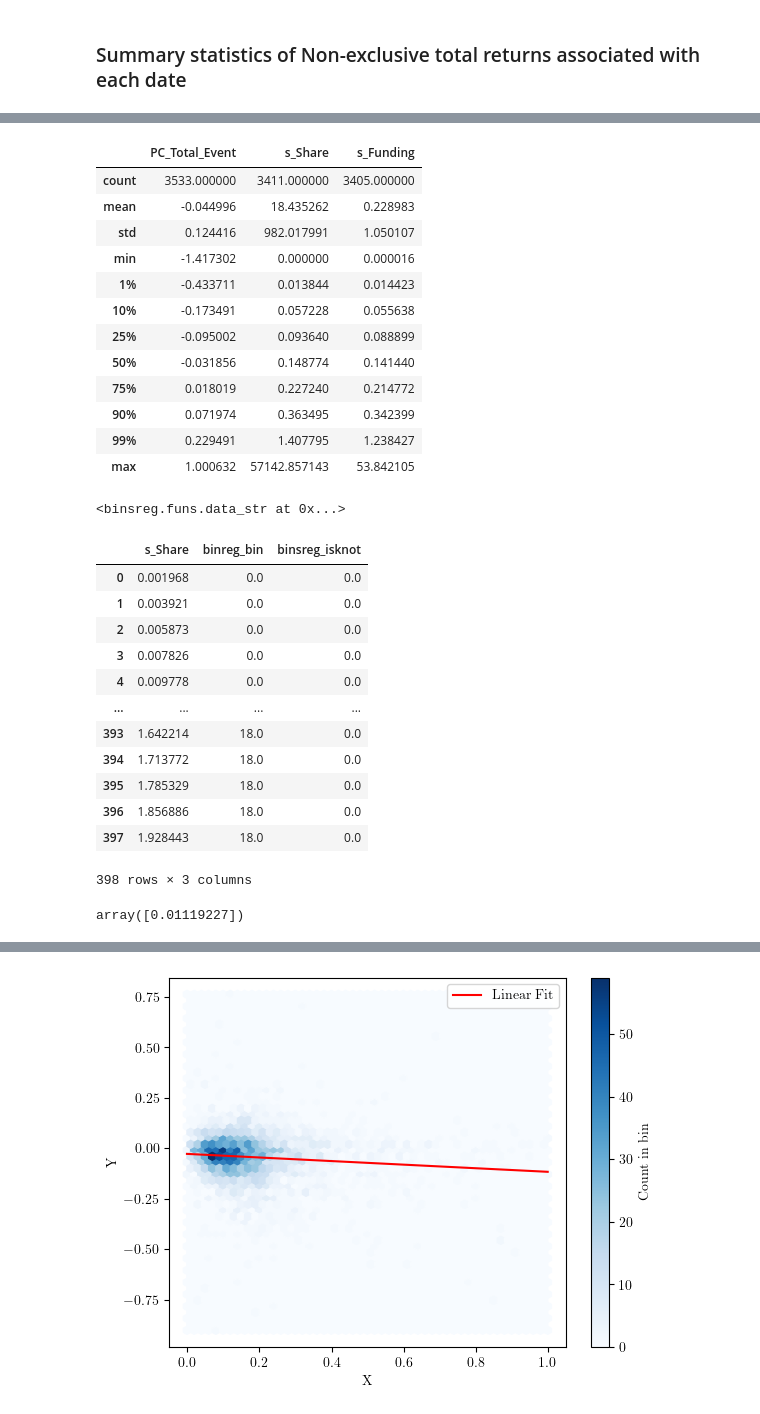
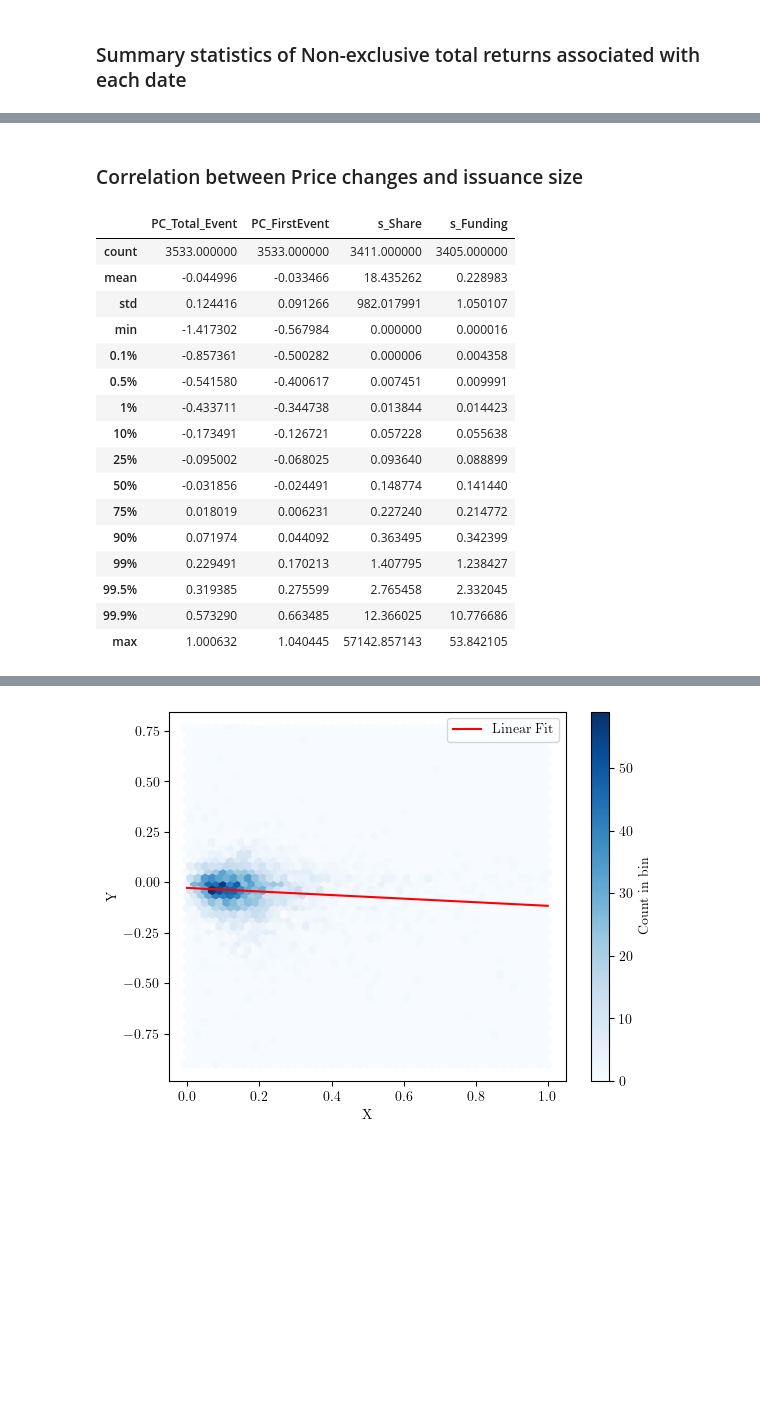
Before and after one commit to XingGuoEcon/FirmHete_AsymInfo_Empirical, a Jupyter notebook: Micro_data/codes/3_Analysis_1_EventStudy.ipynb, the cells around one changed output, grey strips where cells are left out. Drawn from its saved outputs; the diff is of its cells as text; code cells hidden in the pictures; blank space fills up the shorter version.

Commit message:
Finish the binscatter plot in data

```diff
--- a/Micro_data/codes/3_Analysis_1_EventStudy.ipynb
+++ b/Micro_data/codes/3_Analysis_1_EventStudy.ipynb
@@ -62,3 +55,9 @@ SDC_Sample = SDC_IssuanceInfo.loc[TempInd, :]
+# %%
+SDC_Sample['s_Share'] = SDC_Sample['OfferedTotalShares'] / SDC_Sample['TotalShares_BeforeOffering']
+SDC_Sample['s_Funding'] = SDC_Sample['ProceedsAmount'] / SDC_Sample['MarketValue']
+SDC_Sample['LogK'] = np.log(SDC_Sample['TotalAsset_BeforeOffering'])
+SDC_Sample['LogMV'] = np.log(SDC_Sample['MarketValue'])
+SDC_Sample['LogProceeds'] = np.log(SDC_Sample['ProceedsAmount'])
 # %% [markdown]
 # Important statistics about the SDC sample
 # %% [markdown]
@@ -409,3 +411,0 @@ PC_NonExcl_MainStat
-# %%
-PriceChange['PC_Total_Event'] = PriceChange[['PC_Excl_'+vv for vv in ['F', 'L', 'I']]].sum(axis=1)
-PriceChange['PC_Total_Event_Share'] = PriceChange['PC_Total_Event'] / PriceChange['PC_Total']
@@ -450,6 +411,0 @@ PriceChange.groupby('ShelfIssueFlag')['PC_FirstEvent'].apply(KeyRetStat).unstack
-# %%
-PriceChange['s_Share'] = PriceChange['OfferedTotalShares'] / PriceChange['TotalShares_BeforeOffering']
-PriceChange['s_Funding'] = PriceChange['ProceedsAmount'] / PriceChange['MarketValue']
-PriceChange['LogK'] = np.log(PriceChange['TotalAsset_BeforeOffering'])
-PriceChange['LogMV'] = np.log(PriceChange['MarketValue'])
-PriceChange['LogProceeds'] = np.log(PriceChange['ProceedsAmount'])
@@ -458,16 +435,26 @@ from binsreg import *
+# %% [markdown]
+### Correlation between Price changes and issuance size
+# %%
+TempVarList = ['PC_Total_Event', 'PC_FirstEvent', 's_Share', 's_Funding']
 # %%
-PriceChange[['PC_Total_Event', 's_Share', 's_Funding']].describe(percentiles=[0.01, 0.1, 0.25, 0.5, 0.75, 0.9, 0.99])
+DataForBinScatter = PriceChange[TempVarList].copy()
+TempStat = DataForBinScatter.describe(percentiles=[0.001, 0.005, 0.01, 0.1, 0.25, 0.5, 0.75, 0.9, 0.99, 0.995, 0.999])
+TempStat
 # %% [output]
-|  | PC_Total_Event | s_Share | s_Funding |
-| count | 3533.000000 | 3411.000000 | 3405.000000 |
-| mean | -0.044996 | 18.435262 | 0.228983 |
-| std | 0.124416 | 982.017991 | 1.050107 |
-| min | -1.417302 | 0.000000 | 0.000016 |
-| 1% | -0.433711 | 0.013844 | 0.014423 |
-| 10% | -0.173491 | 0.057228 | 0.055638 |
-| 25% | -0.095002 | 0.093640 | 0.088899 |
-| 50% | -0.031856 | 0.148774 | 0.141440 |
-| 75% | 0.018019 | 0.227240 | 0.214772 |
-| 90% | 0.071974 | 0.363495 | 0.342399 |
-| 99% | 0.229491 | 1.407795 | 1.238427 |
-| max | 1.000632 | 57142.857143 | 53.842105 |
+|  | PC_Total_Event | PC_FirstEvent | s_Share | s_Funding |
+| count | 3533.000000 | 3533.000000 | 3411.000000 | 3405.000000 |
+| mean | -0.044996 | -0.033466 | 18.435262 | 0.228983 |
+| std | 0.124416 | 0.091266 | 982.017991 | 1.050107 |
+| min | -1.417302 | -0.567984 | 0.000000 | 0.000016 |
+| 0.1% | -0.857361 | -0.500282 | 0.000006 | 0.004358 |
+| 0.5% | -0.541580 | -0.400617 | 0.007451 | 0.009991 |
+| 1% | -0.433711 | -0.344738 | 0.013844 | 0.014423 |
+| 10% | -0.173491 | -0.126721 | 0.057228 | 0.055638 |
+| 25% | -0.095002 | -0.068025 | 0.093640 | 0.088899 |
+| 50% | -0.031856 | -0.024491 | 0.148774 | 0.141440 |
+| 75% | 0.018019 | 0.006231 | 0.227240 | 0.214772 |
+| 90% | 0.071974 | 0.044092 | 0.363495 | 0.342399 |
+| 99% | 0.229491 | 0.170213 | 1.407795 | 1.238427 |
+| 99.5% | 0.319385 | 0.275599 | 2.765458 | 2.332045 |
+| 99.9% | 0.573290 | 0.663485 | 12.366025 | 10.776686 |
+| max | 1.000632 | 1.040445 | 57142.857143 | 53.842105 |
@@ -476,4 +460,0 @@ tempind = (PriceChange['PC_Total_Event']>-0.5) & (PriceChange['PC_Total_Event']<
-# %%
-est.data_plot[0]
-# %% [output]
-<binsreg.funs.data_str at 0x...>
@@ -482,20 +460,0 @@ bins = binsregselect('PC_Total_Event', 's_Share', data=PriceChange.loc[tempind,
-# %%
-bins.data_grid
-# %% [output]
-|  | s_Share | binreg_bin | binsreg_isknot |
-| 0 | 0.001968 | 0.0 | 0.0 |
-| 1 | 0.003921 | 0.0 | 0.0 |
-| 2 | 0.005873 | 0.0 | 0.0 |
-| 3 | 0.007826 | 0.0 | 0.0 |
-| 4 | 0.009778 | 0.0 | 0.0 |
-| ... | ... | ... | ... |
-| 393 | 1.642214 | 18.0 | 0.0 |
-| 394 | 1.713772 | 18.0 | 0.0 |
-| 395 | 1.785329 | 18.0 | 0.0 |
-| 396 | 1.856886 | 18.0 | 0.0 |
-| 397 | 1.928443 | 18.0 | 0.0 |
-398 rows × 3 columns
-# %%
-est.imse_b_dpi
-# %% [output]
-array([0.01119227])
```
Also changed, not shown: parts of 34 cells of this notebook, 2 other files.
